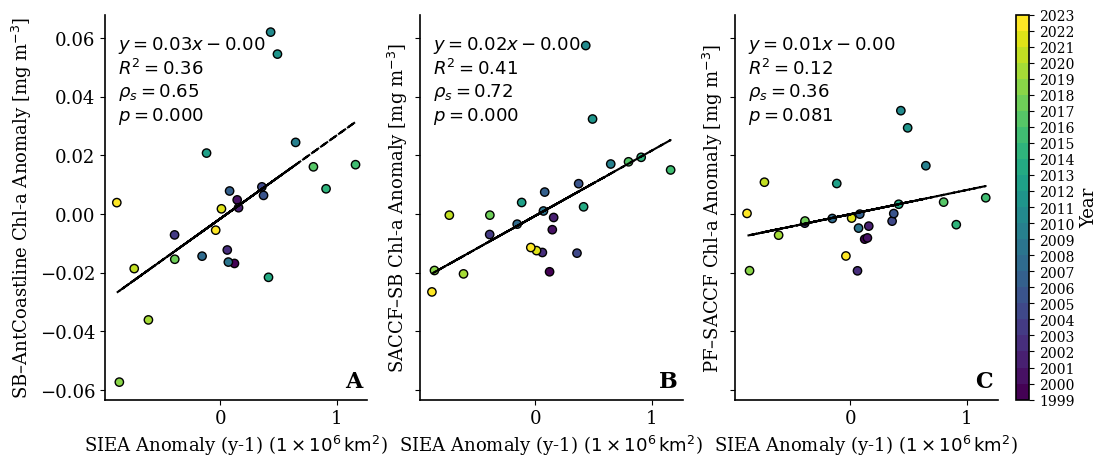
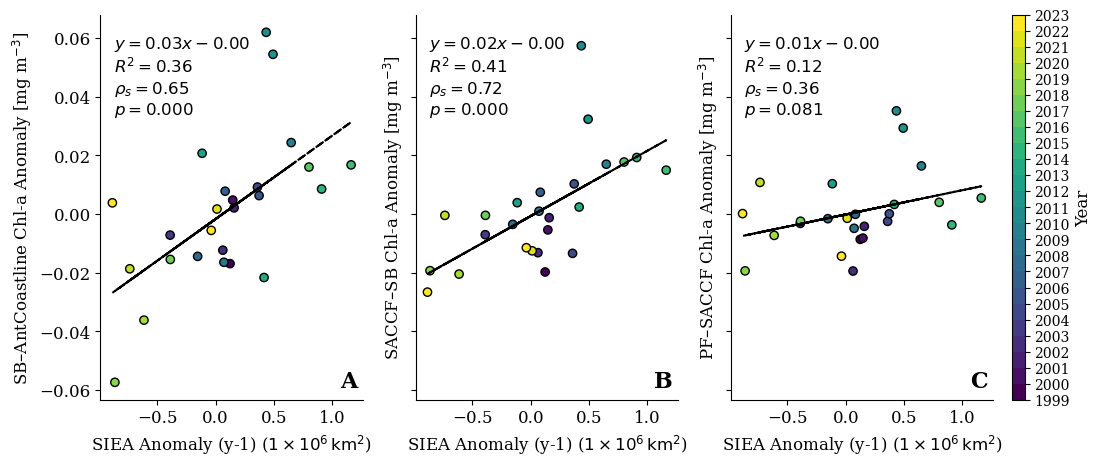
The notebook cell's code change between the first figure and the second:
--- before
+++ after
@@ -88,5 +88,5 @@
 # Plot formatting and spacing
 #plt.tight_layout()
-#plt.savefig("scatter_plot_SIEA_CHhl_a_spearman.png", dpi=500, bbox_inches='tight')
+plt.savefig("/A04/so_data/ubuntu/Chapter_2/Figures_GRL/Figure_4.png", dpi=300, bbox_inches='tight')
 plt.show()
 

Commit: update